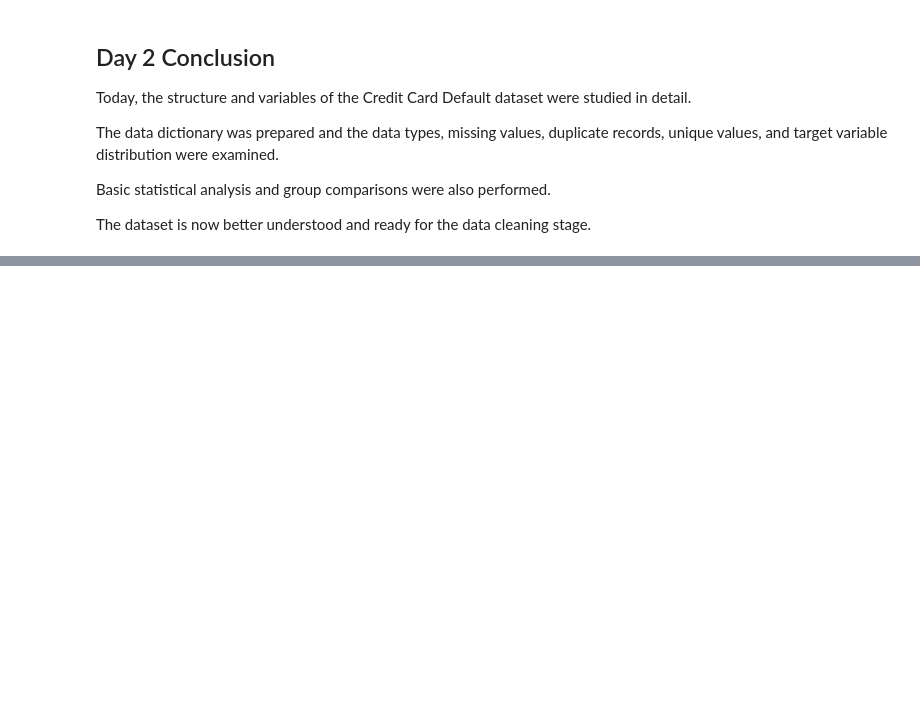
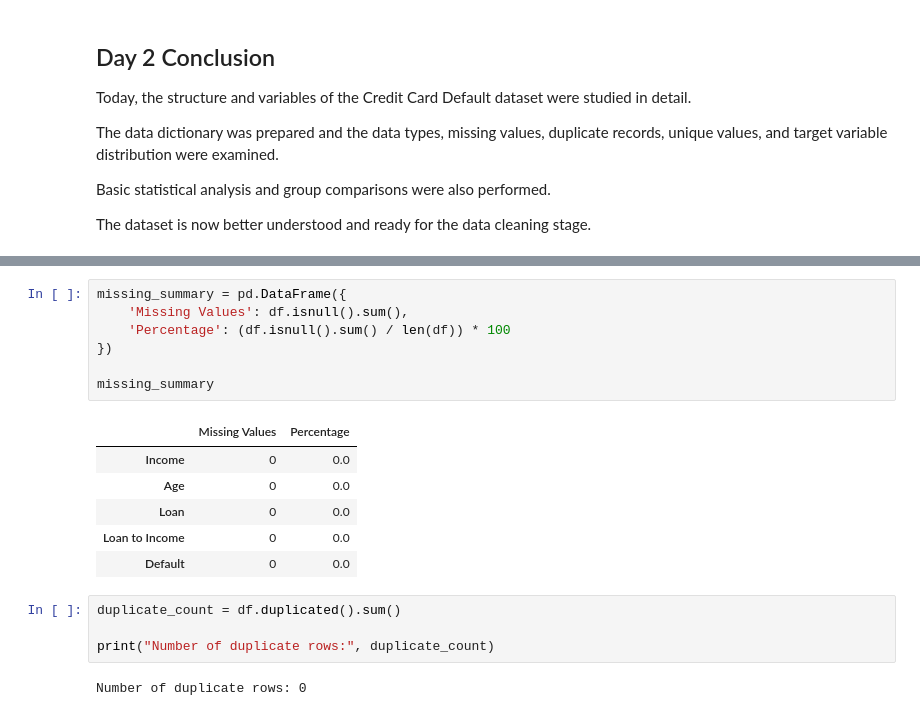
Before and after one commit to amisharout716-svg/Credit-Card-Default-, a Jupyter notebook: Credit_Card_Default_Prediction.ipynb, the cells around one changed output, grey strips where cells are left out. Drawn from its saved outputs; the diff is of its cells as text; blank space fills up the shorter version.

```diff
--- a/Credit_Card_Default_Prediction.ipynb
+++ b/Credit_Card_Default_Prediction.ipynb
@@ -473,0 +538,20 @@ stage.
+# %%
+missing_summary = pd.DataFrame({
+    'Missing Values': df.isnull().sum(),
+    'Percentage': (df.isnull().sum() / len(df)) * 100
+})
+
+missing_summary
+# %% [output]
+|  | Missing Values | Percentage |
+| Income | 0 | 0.0 |
+| Age | 0 | 0.0 |
+| Loan | 0 | 0.0 |
+| Loan to Income | 0 | 0.0 |
+| Default | 0 | 0.0 |
+# %%
+duplicate_count = df.duplicated().sum()
+
+print("Number of duplicate rows:", duplicate_count)
+# %% [output]
+Number of duplicate rows: 0
```
Also changed, not shown: parts of 30 cells of this notebook.
